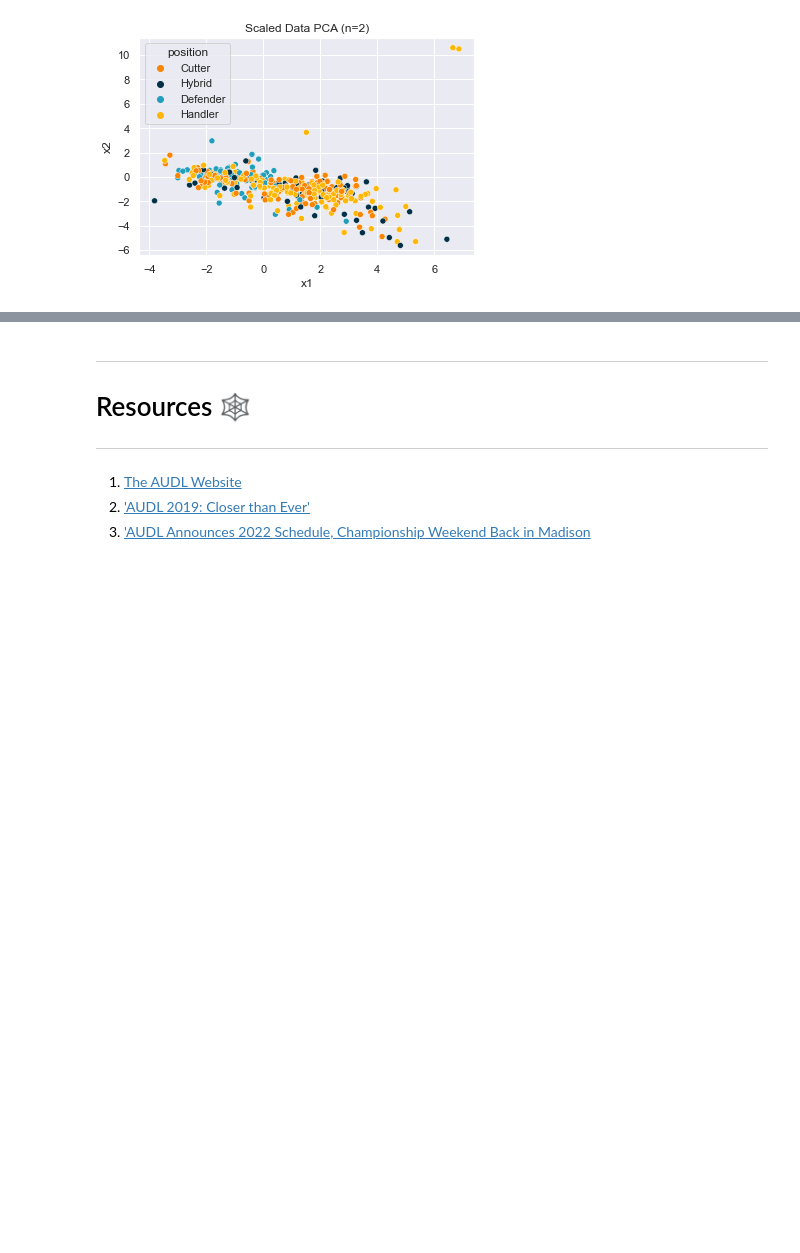
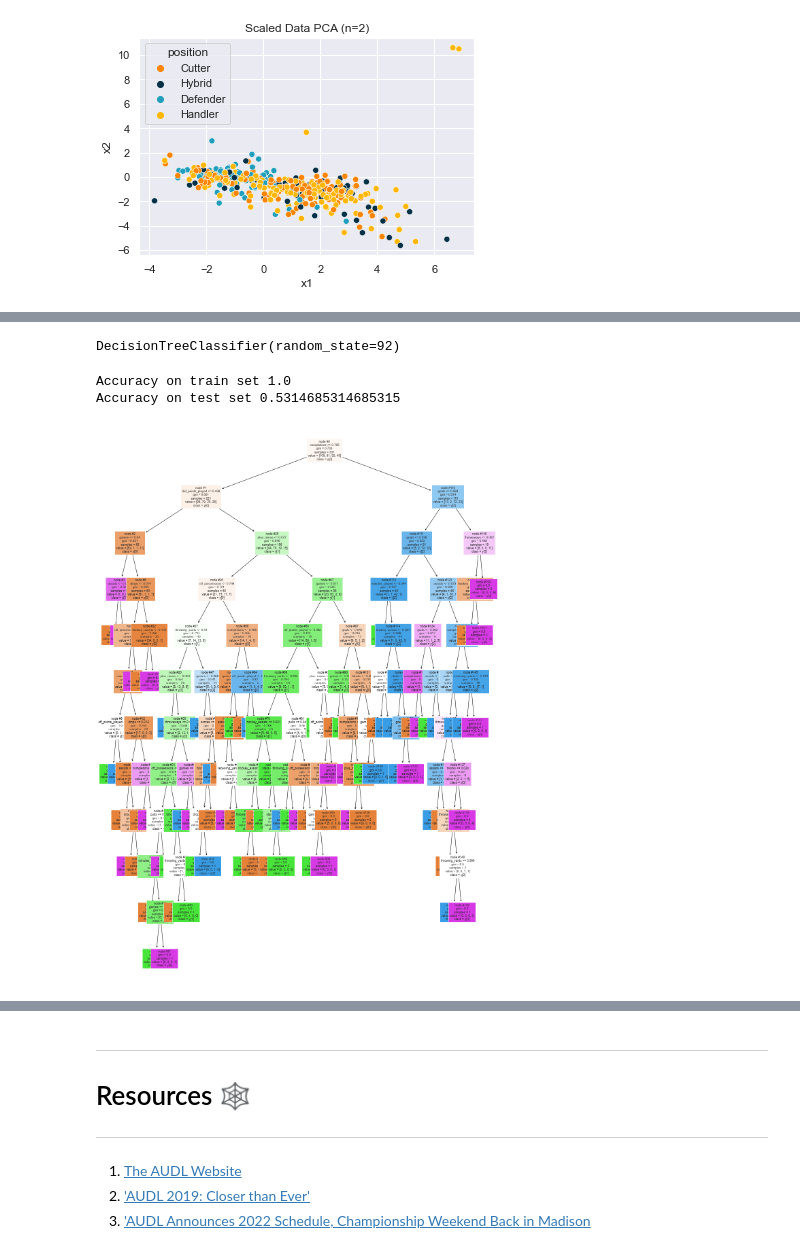
Before and after one commit to g-lorenzo/audl_ds, a Jupyter notebook: P2 - Player Categorization.ipynb, the cells around one changed output, grey strips where cells are left out. Saved outputs shown, nothing was run; the diff lists cells and outputs as text; code cells hidden in the pictures; blank space fills up the shorter version.

```diff
--- a/P2 - Player Categorization.ipynb
+++ b/P2 - Player Categorization.ipynb
@@ -364,0 +482,27 @@ Text(0.5, 1.0, 'Scaled Data PCA (n=2)')
+# %%
+dt_model = DecisionTreeClassifier(criterion='gini', random_state=92)
+dt_model.fit(X_train, y_train)
+# %% [output]
+DecisionTreeClassifier(random_state=92)
+# %%
+# accuracy on training set
+print("Accuracy on train set", dt_model.score(X_train, y_train))
+
+# accuracy on test set
+print("Accuracy on test set", dt_model.score(X_test, y_test))
+# %% [output]
+Accuracy on train set 1.0
+Accuracy on test set 0.5314685314685315
+# %%
+feature_names = list(X_train.columns)
+plt.figure(figsize=(20,30))
+
+out = tree.plot_tree(dt_model,feature_names=feature_names,filled=True,fontsize=9,node_ids=True,class_names=True)
+for o in out:
+     arrow = o.arrow_patch
+     if arrow is not None:
+        arrow.set_edgecolor('black')
+        arrow.set_linewidth(1)
+plt.show()
+# %% [output]
+[figure, added]
```
Also changed, not shown: parts of 24 cells of this notebook.
